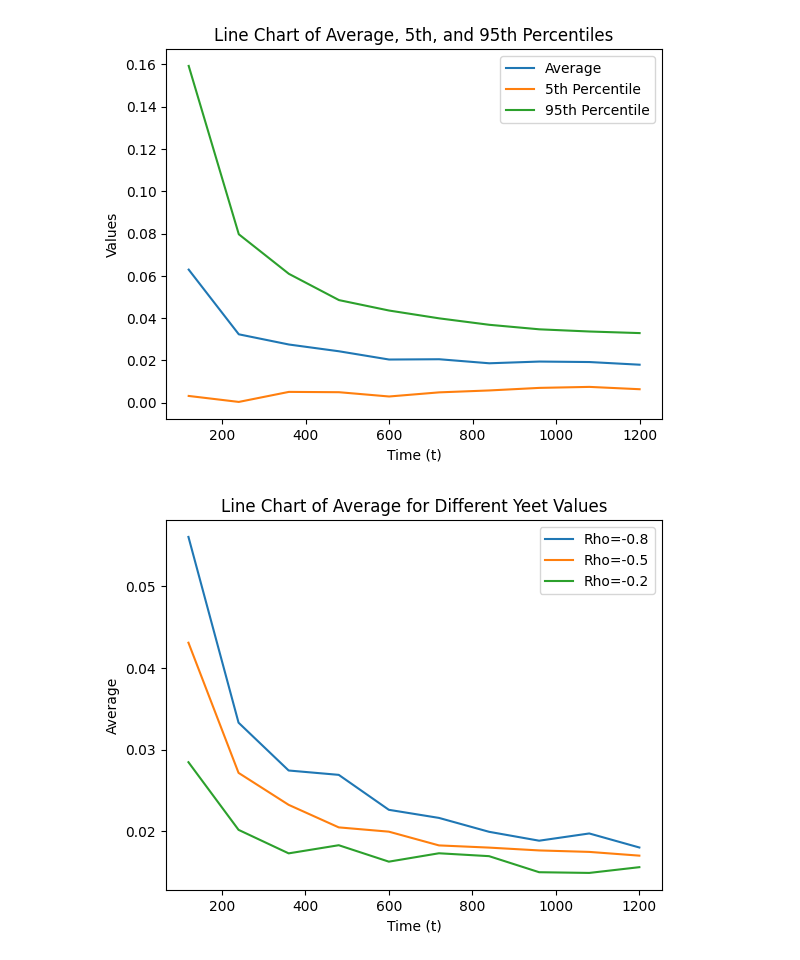
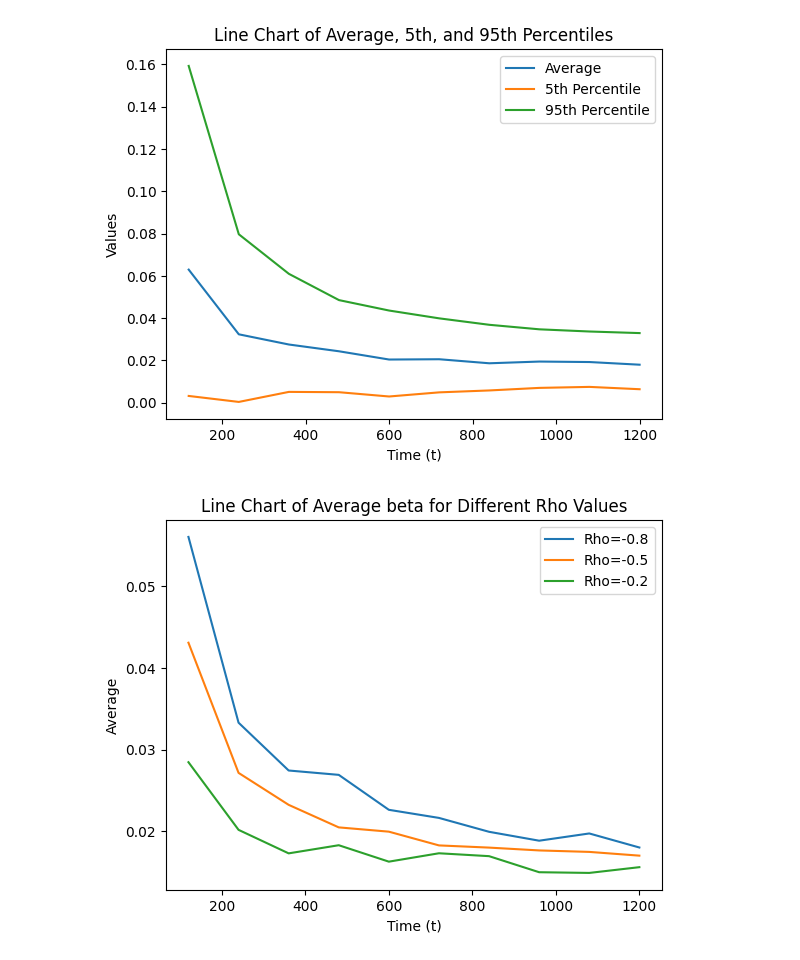
Before and after one commit to 2xra/asset-pricing-replications, a Jupyter notebook: assignment3.ipynb, the cells around one changed output. Drawn from its saved outputs; the diff is of its cells as text; code cells hidden in the pictures.

```diff
--- a/assignment3.ipynb
+++ b/assignment3.ipynb
@@ -130,21 +130,21 @@ for yeet in rhovals:
 # %%
 
 data = rhofigs# Extracting data for plotting
 t_values = [item[0] for item in data]
 yeet_values = sorted(set([item[4] for item in data]))
 
 # Plotting
 for yeet in yeet_values:
     ave_values = [item[1] for item in data if item[4] == yeet]
     plt.plot(t_values[:len(ave_values)], ave_values, label=f'Rho={yeet}')
 
 # Adding labels and legend
 plt.xlabel('Time (t)')
 plt.ylabel('Average')
-plt.title('Line Chart of Average for Different Yeet Values')
+plt.title('Line Chart of Average beta for Different Rho Values')
 plt.legend()
 
 # Display the plot
 plt.show()
 # %% [output]
-[figure, old version]
+[figure, new version]
```
